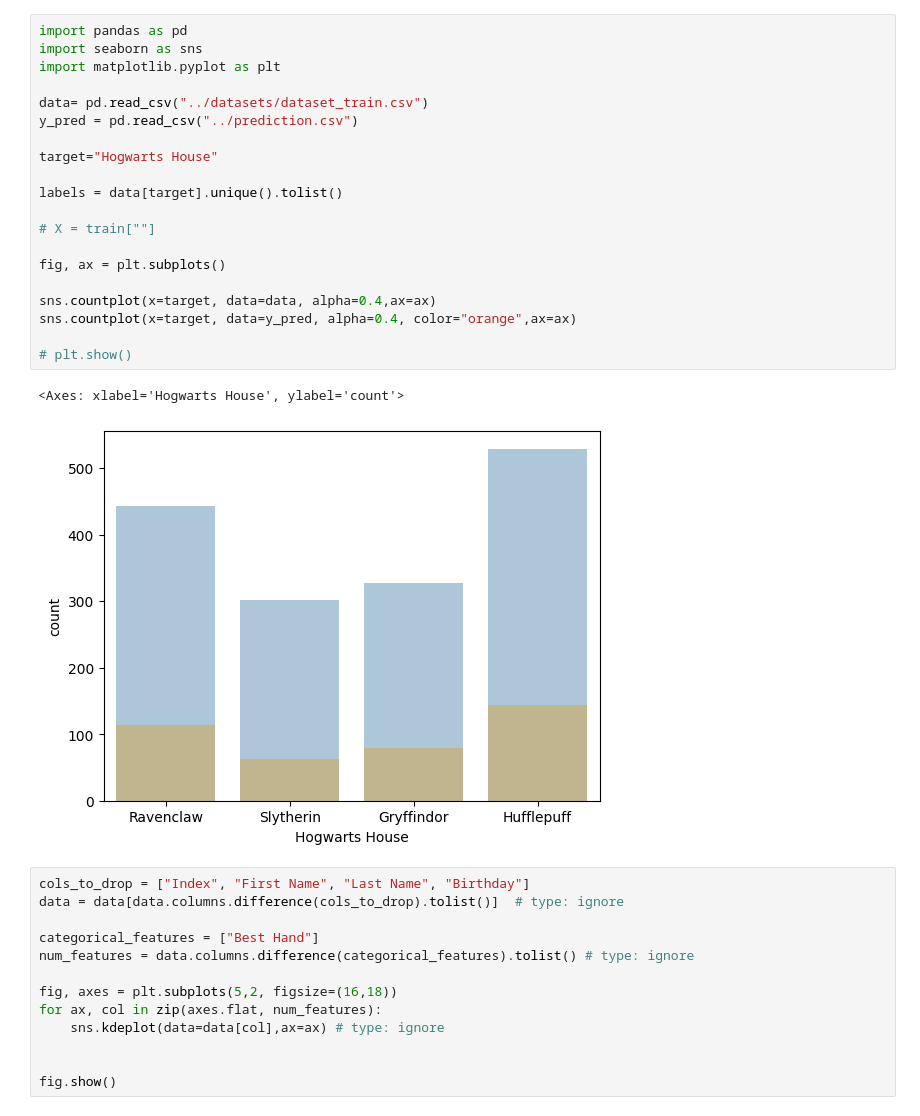
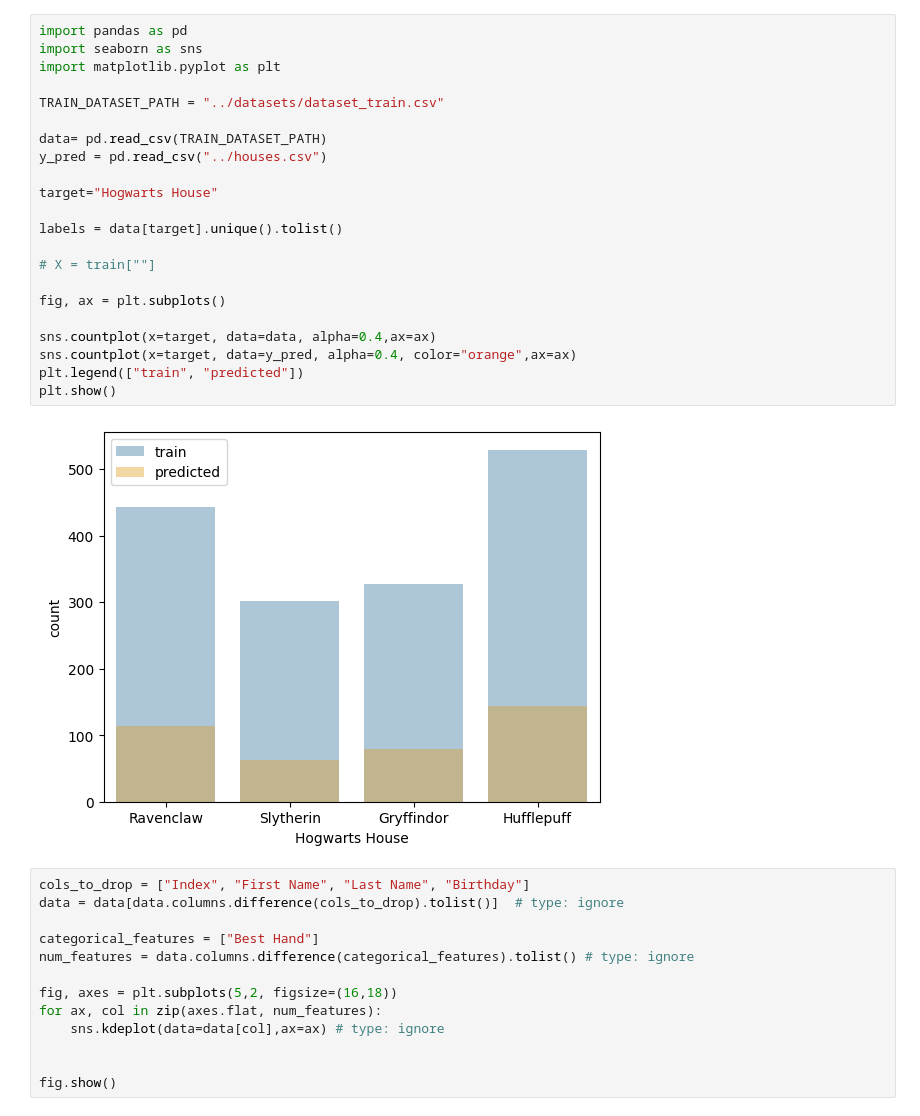
Before and after one commit to facoleur/ft_dslr, a Jupyter notebook: src/eda.ipynb, the cells around one changed output. Saved outputs shown, nothing was run; the diff lists cells and outputs as text.

```diff
--- a/src/eda.ipynb
+++ b/src/eda.ipynb
@@ -1,26 +1,27 @@
 # %%
 import pandas as pd
 import seaborn as sns
 import matplotlib.pyplot as plt
 
-data= pd.read_csv("../datasets/dataset_train.csv")
-y_pred = pd.read_csv("../prediction.csv")
+TRAIN_DATASET_PATH = "../datasets/dataset_train.csv"
+
+data= pd.read_csv(TRAIN_DATASET_PATH)
+y_pred = pd.read_csv("../houses.csv")
 
 target="Hogwarts House"
 
 labels = data[target].unique().tolist()
 
 # X = train[""]
 
 fig, ax = plt.subplots()
 
 sns.countplot(x=target, data=data, alpha=0.4,ax=ax)
 sns.countplot(x=target, data=y_pred, alpha=0.4, color="orange",ax=ax)
-
-# plt.show()
+plt.legend(["train", "predicted"])
+plt.show()
 # %% [output]
-<Axes: xlabel='Hogwarts House', ylabel='count'>
-[figure, old version]
+[figure, new version]
 # %%
 cols_to_drop = ["Index", "First Name", "Last Name", "Birthday"]
 data = data[data.columns.difference(cols_to_drop).tolist()]  # type: ignore
```
Also changed, not shown: parts of 5 cells of this notebook, 1 other file.
